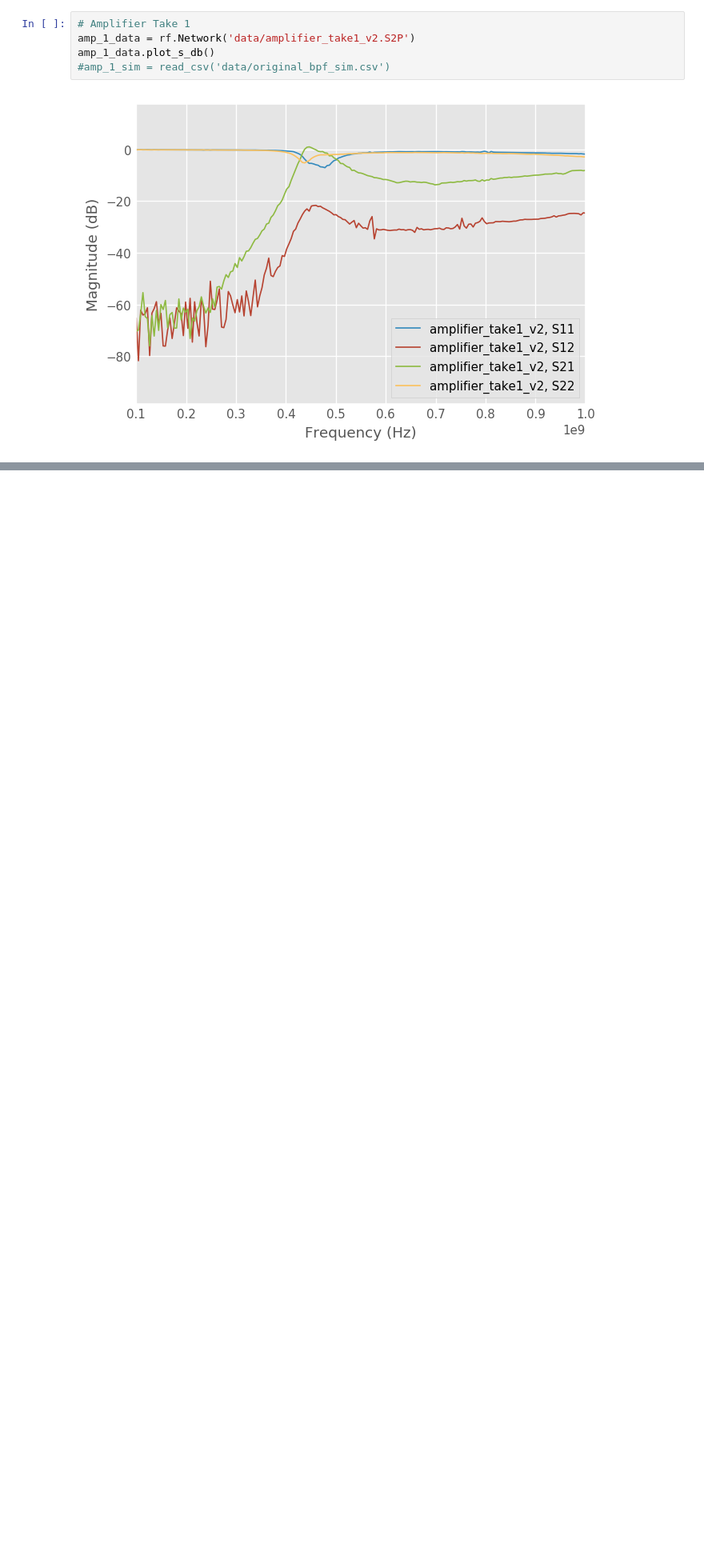
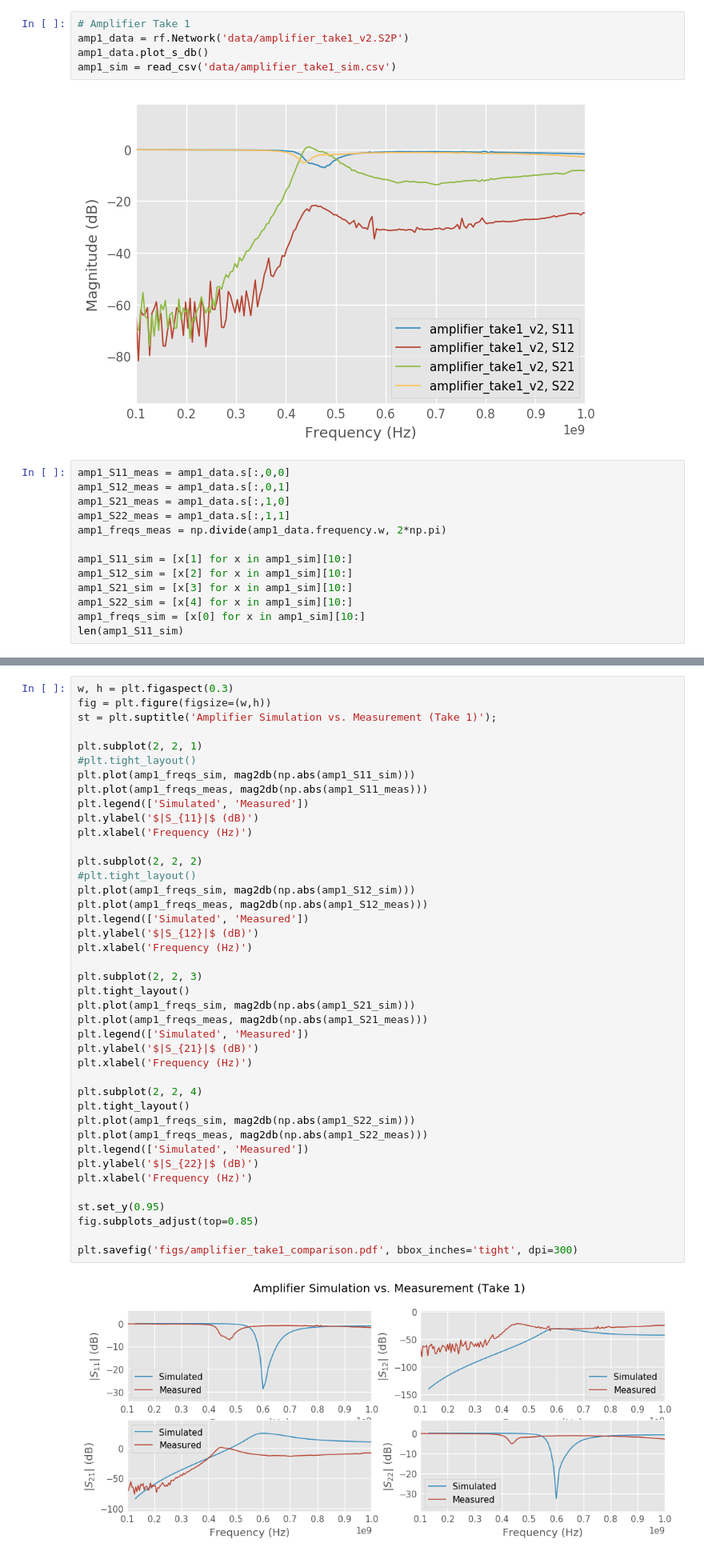
Before and after one commit to vighneshiyer/ee142_labs, a Jupyter notebook: lab3/lab3_notebook.ipynb, the cells around one changed output, grey strips where cells are left out. Shown at 80% size. Cells and saved outputs as stored; diff of their text form; blank space fills up the shorter version.

Commit message:
working lab3 comparison

```diff
--- a/lab3/lab3_notebook.ipynb
+++ b/lab3/lab3_notebook.ipynb
@@ -63,8 +63,21 @@ def deg2rad(deg):
 Once deleted, variables cannot be recovered. Proceed (y/[n])? y
 # %%
 # Amplifier Take 1
-amp_1_data = rf.Network('data/amplifier_take1_v2.S2P')
-amp_1_data.plot_s_db()
-#amp_1_sim = read_csv('data/original_bpf_sim.csv')
+amp1_data = rf.Network('data/amplifier_take1_v2.S2P')
+amp1_data.plot_s_db()
+amp1_sim = read_csv('data/amplifier_take1_sim.csv')
 # %% [output]
 [figure]
+# %%
+amp1_S11_meas = amp1_data.s[:,0,0]
+amp1_S12_meas = amp1_data.s[:,0,1]
+amp1_S21_meas = amp1_data.s[:,1,0]
+amp1_S22_meas = amp1_data.s[:,1,1]
+amp1_freqs_meas = np.divide(amp1_data.frequency.w, 2*np.pi)
+
+amp1_S11_sim = [x[1] for x in amp1_sim][10:]
+amp1_S12_sim = [x[2] for x in amp1_sim][10:]
+amp1_S21_sim = [x[3] for x in amp1_sim][10:]
+amp1_S22_sim = [x[4] for x in amp1_sim][10:]
+amp1_freqs_sim = [x[0] for x in amp1_sim][10:]
+len(amp1_S11_sim)
@@ -70,0 +86,43 @@ amp_1_data.plot_s_db()
+# %%
+w, h = plt.figaspect(0.3)
+fig = plt.figure(figsize=(w,h))
+st = plt.suptitle('Amplifier Simulation vs. Measurement (Take 1)');
+
+plt.subplot(2, 2, 1)
+#plt.tight_layout()
+plt.plot(amp1_freqs_sim, mag2db(np.abs(amp1_S11_sim)))
+plt.plot(amp1_freqs_meas, mag2db(np.abs(amp1_S11_meas)))
+plt.legend(['Simulated', 'Measured'])
+plt.ylabel('$|S_{11}|$ (dB)')
+plt.xlabel('Frequency (Hz)')
+
+plt.subplot(2, 2, 2)
+#plt.tight_layout()
+plt.plot(amp1_freqs_sim, mag2db(np.abs(amp1_S12_sim)))
+plt.plot(amp1_freqs_meas, mag2db(np.abs(amp1_S12_meas)))
+plt.legend(['Simulated', 'Measured'])
+plt.ylabel('$|S_{12}|$ (dB)')
+plt.xlabel('Frequency (Hz)')
+
+plt.subplot(2, 2, 3)
+plt.tight_layout()
+plt.plot(amp1_freqs_sim, mag2db(np.abs(amp1_S21_sim)))
+plt.plot(amp1_freqs_meas, mag2db(np.abs(amp1_S21_meas)))
+plt.legend(['Simulated', 'Measured'])
+plt.ylabel('$|S_{21}|$ (dB)')
+plt.xlabel('Frequency (Hz)')
+
+plt.subplot(2, 2, 4)
+plt.tight_layout()
+plt.plot(amp1_freqs_sim, mag2db(np.abs(amp1_S22_sim)))
+plt.plot(amp1_freqs_meas, mag2db(np.abs(amp1_S22_meas)))
+plt.legend(['Simulated', 'Measured'])
+plt.ylabel('$|S_{22}|$ (dB)')
+plt.xlabel('Frequency (Hz)')
+
+st.set_y(0.95)
+fig.subplots_adjust(top=0.85)
+
+plt.savefig('figs/amplifier_take1_comparison.pdf', bbox_inches='tight', dpi=300)
+# %% [output]
+[figure, added]
```
Also changed, not shown: parts of 1 cell of this notebook, 3 other files.
